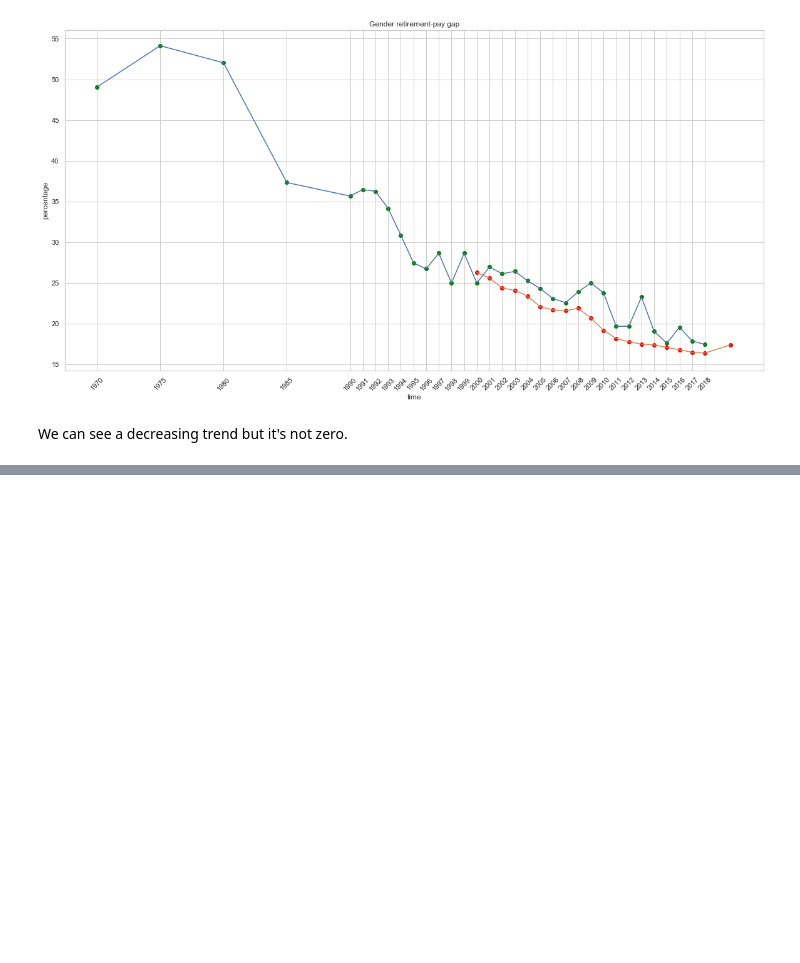
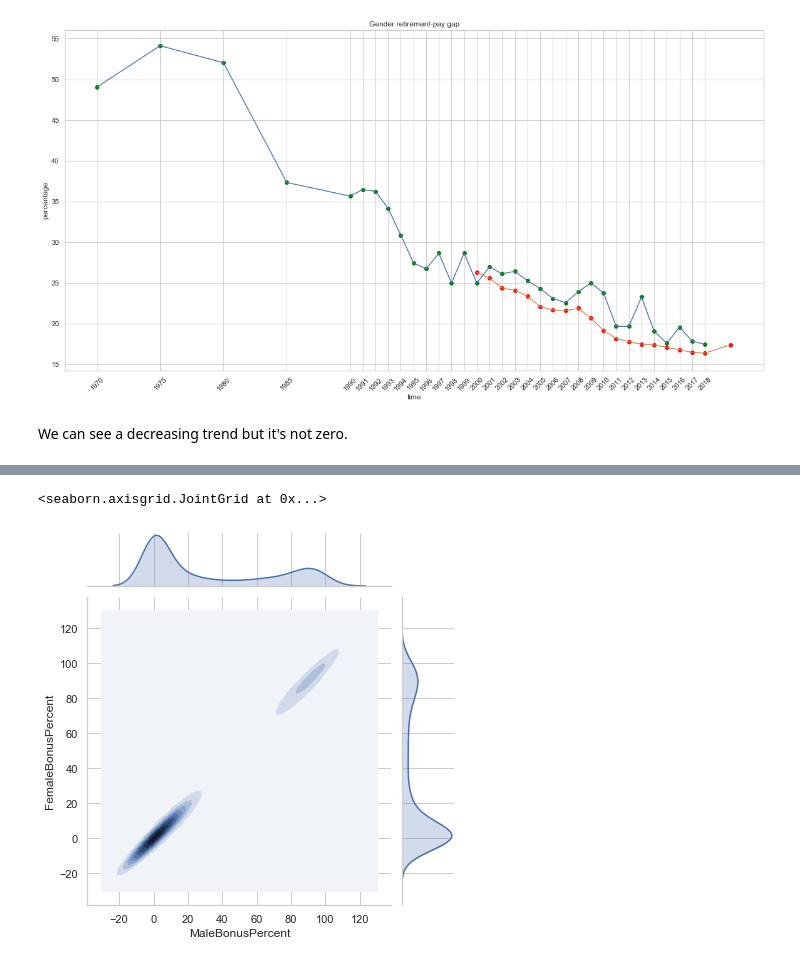
Before and after one commit to Ads2020Group6/data-exploration, a Jupyter notebook: Let_me_retire_already.ipynb, the cells around one changed output, grey strips where cells are left out. Drawn from its saved outputs; the diff is of its cells as text; code cells hidden in the pictures; blank space fills up the shorter version.

```diff
--- a/Let_me_retire_already.ipynb
+++ b/Let_me_retire_already.ipynb
@@ -148,0 +194,11 @@ Entrepreneurship  : Gender gap in self-employed earnings https://stats.oecd.org/
+# %%
+salary_diff_cols = ['DiffMeanHourlyPercent','DiffMedianHourlyPercent','DiffMeanBonusPercent','DiffMedianBonusPercent']
+bonus_cols = ['MaleBonusPercent','FemaleBonusPercent']
+# %%
+bonus_data = data[bonus_cols]
+# sns.jointplot(x=bonus_data.MaleBonusPercent, y=bonus_data.FemaleBonusPercent, kind='scatter')
+# sns.jointplot(x=bonus_data.MaleBonusPercent, y=bonus_data.FemaleBonusPercent, kind='hex')
+sns.jointplot(x=bonus_data.MaleBonusPercent, y=bonus_data.FemaleBonusPercent, kind='kde')
+# %% [output]
+<seaborn.axisgrid.JointGrid at 0x...>
+[figure, added]
```
Also changed, not shown: parts of 15 cells of this notebook, 2 other files.
